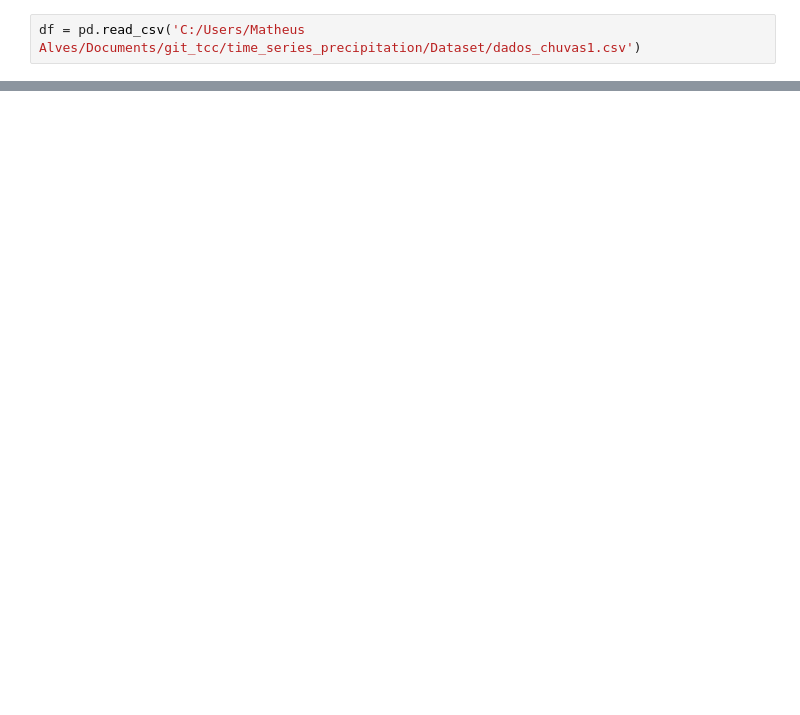
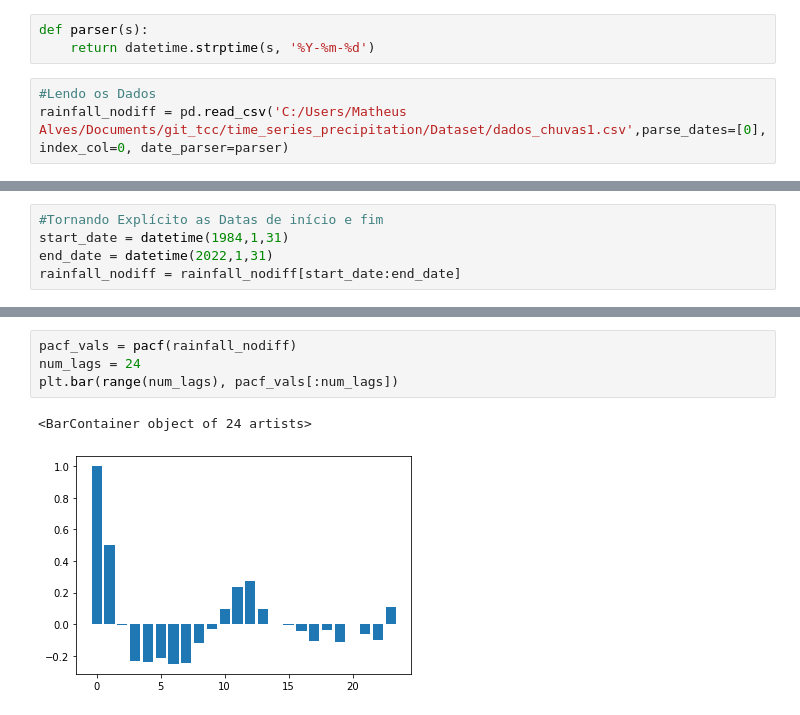
Before and after one commit to matheus-alv/time_series_precipitation, a Jupyter notebook: sarima_rainfall.ipynb, the cells around one changed output, grey strips where cells are left out. Saved outputs shown, nothing was run; the diff lists cells and outputs as text; blank space fills up the shorter version.

```diff
--- a/sarima_rainfall.ipynb
+++ b/sarima_rainfall.ipynb
@@ -5,2 +20,6 @@ import pandas as pd
+# %%
+def parser(s):
+    return datetime.strptime(s, '%Y-%m-%d')
 # %%
-df = pd.read_csv('C:/Users/Matheus Alves/Documents/git_tcc/time_series_precipitation/Dataset/dados_chuvas1.csv')
+#Lendo os Dados
+rainfall_nodiff = pd.read_csv('C:/Users/Matheus Alves/Documents/git_tcc/time_series_precipitation/Dataset/dados_chuvas1.csv',parse_dates=[0], index_col=0, date_parser=parser)
@@ -15,0 +63,5 @@ df.tail()
+# %%
+#Tornando Explícito as Datas de início e fim
+start_date = datetime(1984,1,31)
+end_date = datetime(2022,1,31)
+rainfall_nodiff = rainfall_nodiff[start_date:end_date]
@@ -15,0 +102,7 @@ df.tail()
+# %%
+pacf_vals = pacf(rainfall_nodiff)
+num_lags = 24
+plt.bar(range(num_lags), pacf_vals[:num_lags])
+# %% [output]
+<BarContainer object of 24 artists>
+[figure, added]
```
Also changed, not shown: parts of 12 cells of this notebook.
